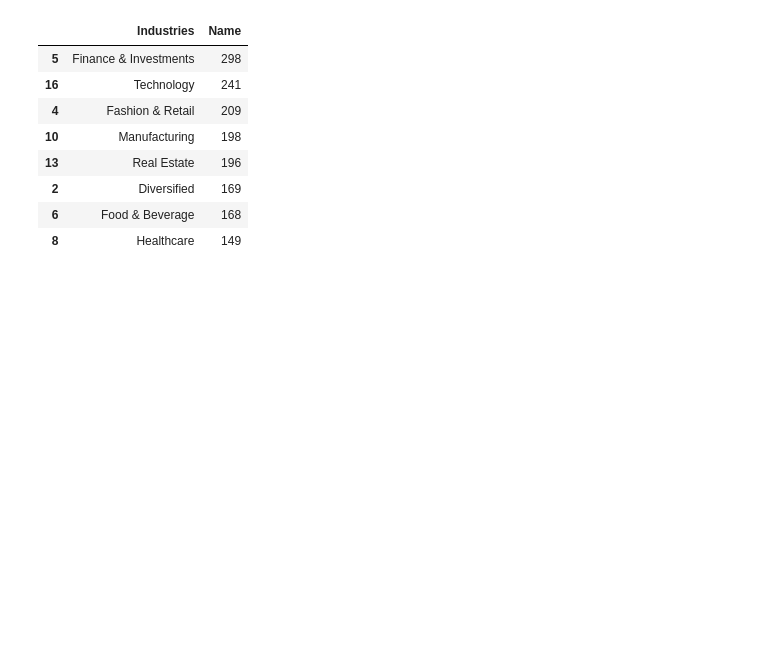
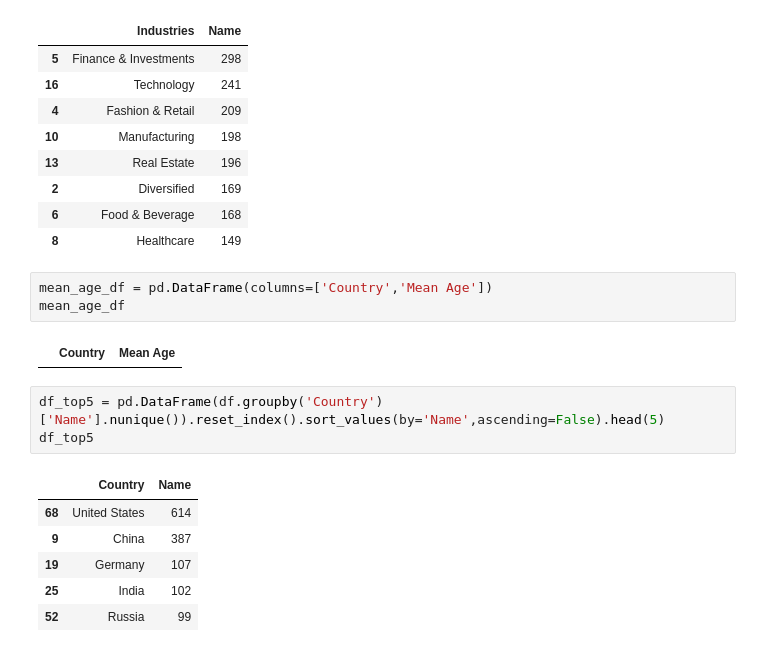
Before and after one commit to poonamks/Demo, a Jupyter notebook: Forbes_Billionaires.ipynb, the cells around one changed output. Saved outputs shown, nothing was run; the diff lists cells and outputs as text; blank space fills up the shorter version.

```diff
--- a/Forbes_Billionaires.ipynb
+++ b/Forbes_Billionaires.ipynb
@@ -45,3 +45,18 @@ df_top8
 | 2 | Diversified | 169 |
 | 6 | Food & Beverage | 168 |
 | 8 | Healthcare | 149 |
+# %%
+mean_age_df = pd.DataFrame(columns=['Country','Mean Age'])
+mean_age_df
+# %% [output]
+|  | Country | Mean Age |
+# %%
+df_top5 = pd.DataFrame(df.groupby('Country')['Name'].nunique()).reset_index().sort_values(by='Name',ascending=False).head(5)
+df_top5
+# %% [output]
+|  | Country | Name |
+| 68 | United States | 614 |
+| 9 | China | 387 |
+| 19 | Germany | 107 |
+| 25 | India | 102 |
+| 52 | Russia | 99 |
```
Also changed, not shown: parts of 18 cells of this notebook.
